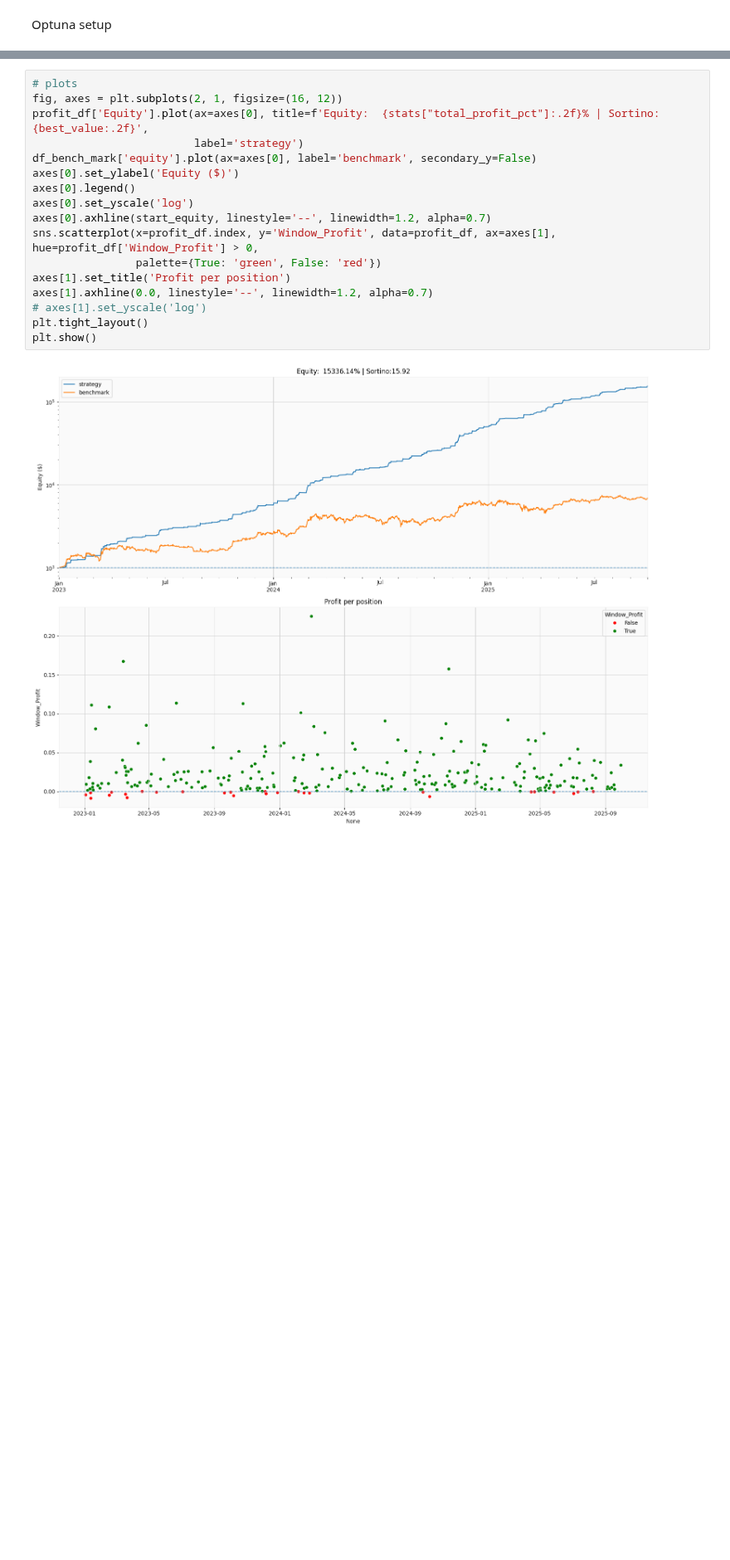
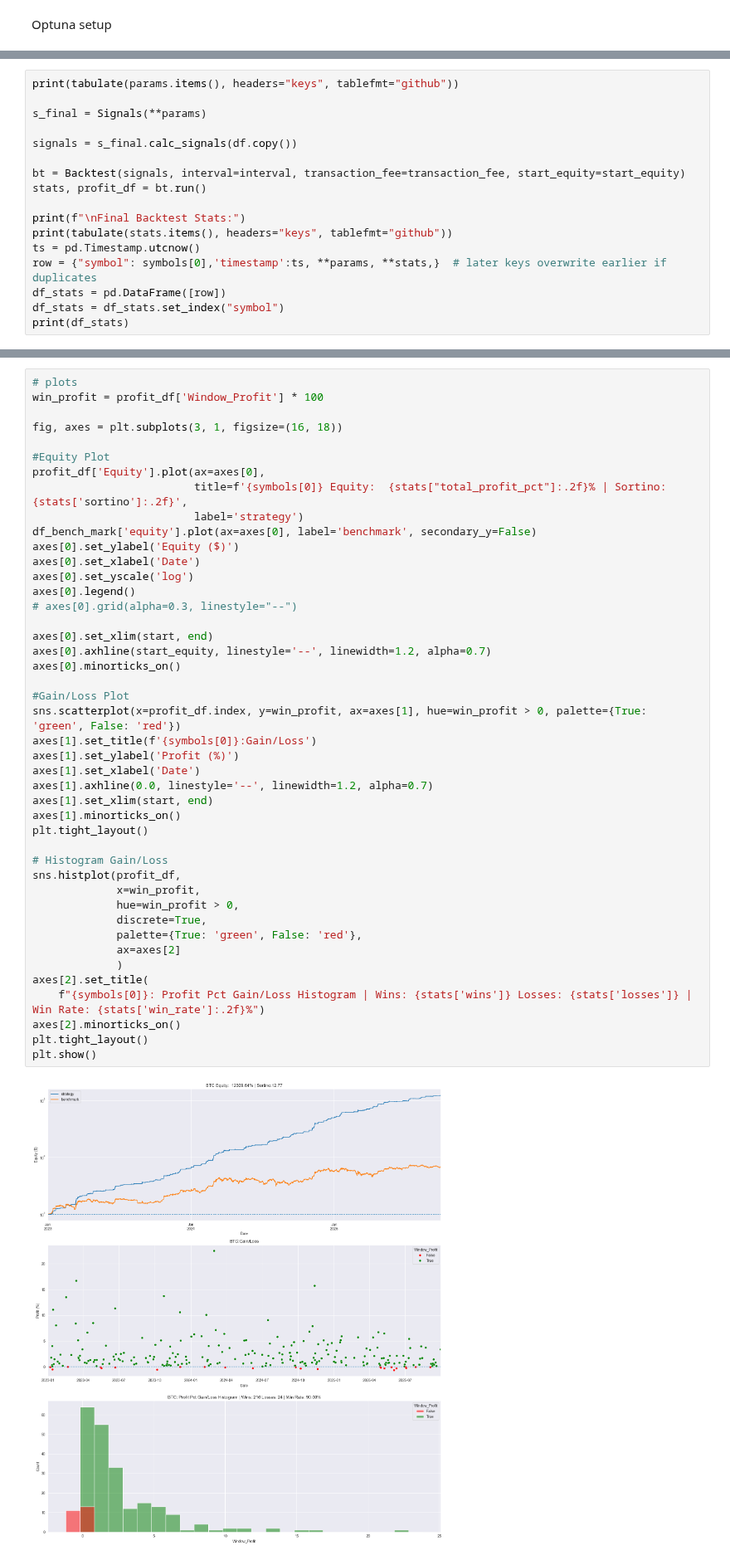
Before and after one commit to garykuepper/ggTrader, a Jupyter notebook: notebooks/walkforward_optimization.ipynb, the cells around one changed output, grey strips where cells are left out. Shown at 83% size. Drawn from its saved outputs; the diff is of its cells as text; blank space fills up the shorter version.

```diff
--- a/notebooks/walkforward_optimization.ipynb
+++ b/notebooks/walkforward_optimization.ipynb
@@ -280,0 +184,17 @@ print(profit_df.tail().to_string())
+# %%
+print(tabulate(params.items(), headers="keys", tablefmt="github"))
+
+s_final = Signals(**params)
+
+signals = s_final.calc_signals(df.copy())
+
+bt = Backtest(signals, interval=interval, transaction_fee=transaction_fee, start_equity=start_equity)
+stats, profit_df = bt.run()
+
+print(f"\nFinal Backtest Stats:")
+print(tabulate(stats.items(), headers="keys", tablefmt="github"))
+ts = pd.Timestamp.utcnow()
+row = {"symbol": symbols[0],'timestamp':ts, **params, **stats,}  # later keys overwrite earlier if duplicates
+df_stats = pd.DataFrame([row])
+df_stats = df_stats.set_index("symbol")
+print(df_stats)
@@ -281,19 +256,46 @@ print(profit_df.tail().to_string())
 # %%
 # plots
-fig, axes = plt.subplots(2, 1, figsize=(16, 12))
-profit_df['Equity'].plot(ax=axes[0], title=f'Equity:  {stats["total_profit_pct"]:.2f}% | Sortino:{best_value:.2f}',
+win_profit = profit_df['Window_Profit'] * 100
+
+fig, axes = plt.subplots(3, 1, figsize=(16, 18))
+
+#Equity Plot
+profit_df['Equity'].plot(ax=axes[0],
+                         title=f'{symbols[0]} Equity:  {stats["total_profit_pct"]:.2f}% | Sortino:{stats['sortino']:.2f}',
                          label='strategy')
 df_bench_mark['equity'].plot(ax=axes[0], label='benchmark', secondary_y=False)
 axes[0].set_ylabel('Equity ($)')
+axes[0].set_xlabel('Date')
+axes[0].set_yscale('log')
 axes[0].legend()
-axes[0].set_yscale('log')
+# axes[0].grid(alpha=0.3, linestyle="--")
+
+axes[0].set_xlim(start, end)
 axes[0].axhline(start_equity, linestyle='--', linewidth=1.2, alpha=0.7)
-sns.scatterplot(x=profit_df.index, y='Window_Profit', data=profit_df, ax=axes[1], hue=profit_df['Window_Profit'] > 0,
-                palette={True: 'green', False: 'red'})
-axes[1].set_title('Profit per position')
+axes[0].minorticks_on()
+
+#Gain/Loss Plot
+sns.scatterplot(x=profit_df.index, y=win_profit, ax=axes[1], hue=win_profit > 0, palette={True: 'green', False: 'red'})
+axes[1].set_title(f'{symbols[0]}:Gain/Loss')
+axes[1].set_ylabel('Profit (%)')
+axes[1].set_xlabel('Date')
 axes[1].axhline(0.0, linestyle='--', linewidth=1.2, alpha=0.7)
-# axes[1].set_yscale('log')
+axes[1].set_xlim(start, end)
+axes[1].minorticks_on()
+plt.tight_layout()
+
+# Histogram Gain/Loss
+sns.histplot(profit_df,
+             x=win_profit,
+             hue=win_profit > 0,
+             discrete=True,
+             palette={True: 'green', False: 'red'},
+             ax=axes[2]
+             )
+axes[2].set_title(
+    f"{symbols[0]}: Profit Pct Gain/Loss Histogram | Wins: {stats['wins']} Losses: {stats['losses']} | Win Rate: {stats['win_rate']:.2f}%")
+axes[2].minorticks_on()
 plt.tight_layout()
 plt.show()
 # %% [output]
-[figure, old version]
+[figure, new version]
```
Also changed, not shown: parts of 26 cells of this notebook, 8 other files.
